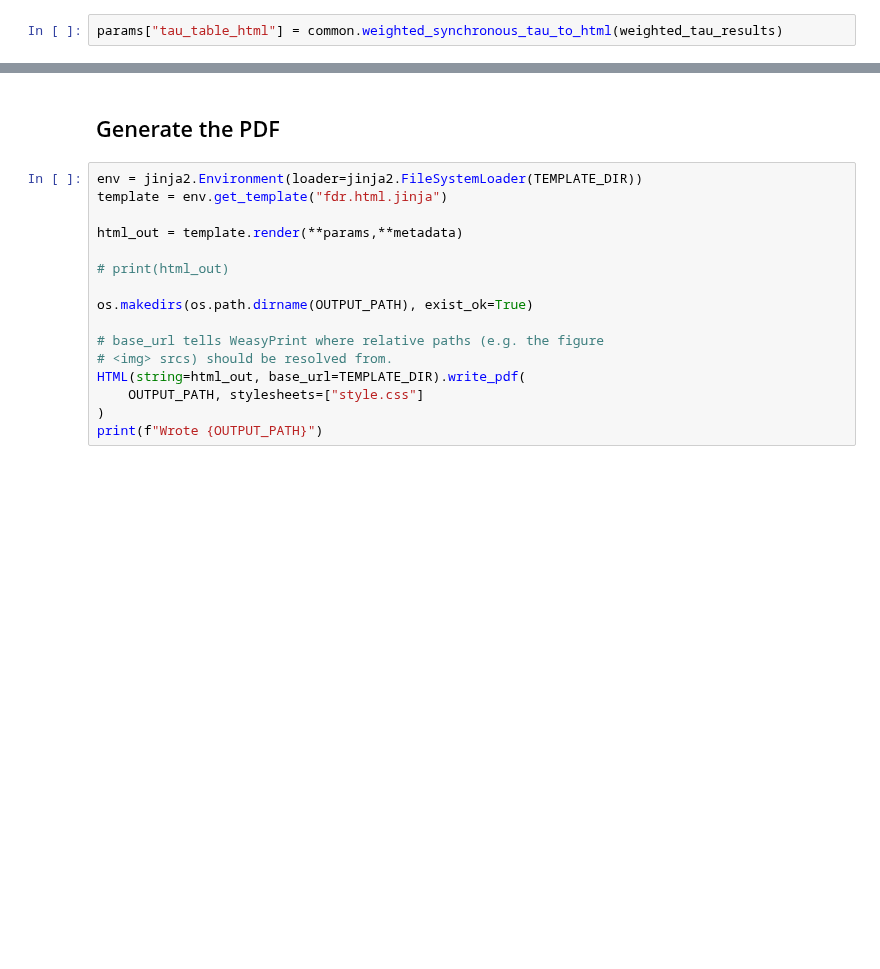
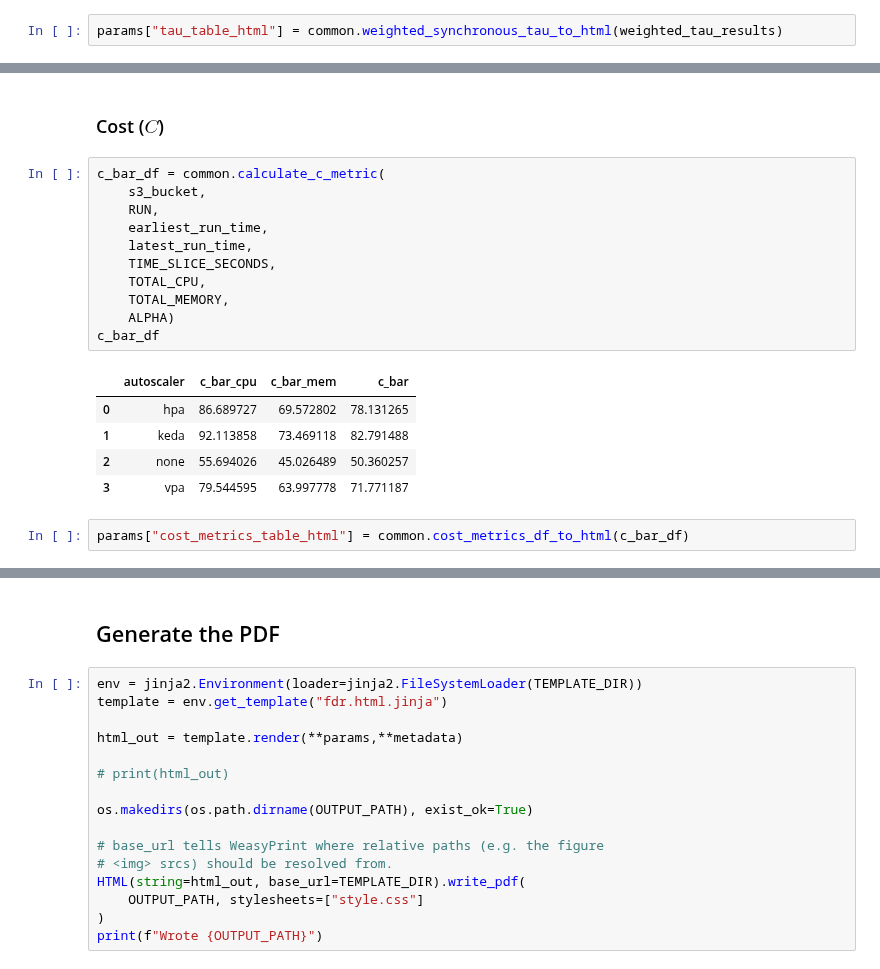
Before and after one commit to kasbench/kasbench-analysis, a Jupyter notebook: src/fdr.ipynb, the cells around one changed output, grey strips where cells are left out. Cells and saved outputs as stored; diff of their text form; blank space fills up the shorter version.

```diff
--- a/src/fdr.ipynb
+++ b/src/fdr.ipynb
@@ -557,0 +660,21 @@ params["tau_table_html"] = common.weighted_synchronous_tau_to_html(weighted_tau_
+# %% [markdown]
+### Cost ($C$)
+# %%
+c_bar_df = common.calculate_c_metric(
+    s3_bucket,
+    RUN,
+    earliest_run_time,
+    latest_run_time,
+    TIME_SLICE_SECONDS,
+    TOTAL_CPU,
+    TOTAL_MEMORY,
+    ALPHA)
+c_bar_df
+# %% [output]
+|  | autoscaler | c_bar_cpu | c_bar_mem | c_bar |
+| 0 | hpa | 86.689727 | 69.572802 | 78.131265 |
+| 1 | keda | 92.113858 | 73.469118 | 82.791488 |
+| 2 | none | 55.694026 | 45.026489 | 50.360257 |
+| 3 | vpa | 79.544595 | 63.997778 | 71.771187 |
+# %%
+params["cost_metrics_table_html"] = common.cost_metrics_df_to_html(c_bar_df)
```
Also changed, not shown: parts of 21 cells of this notebook, 3 other files.
